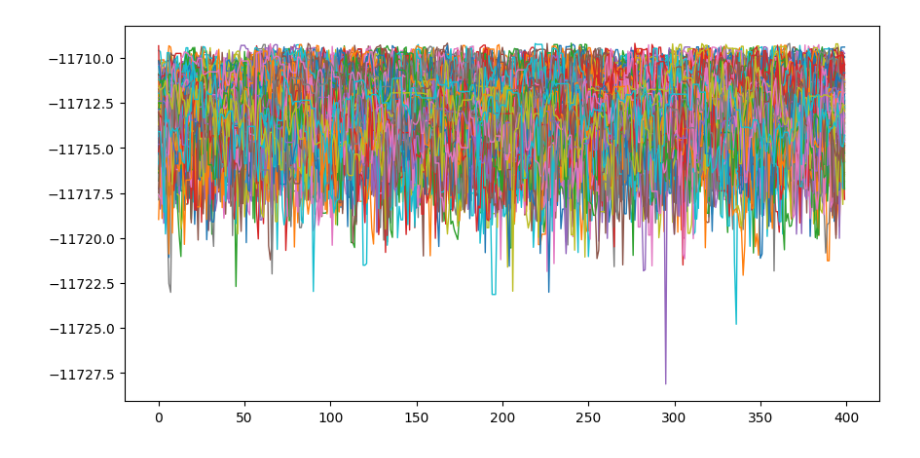
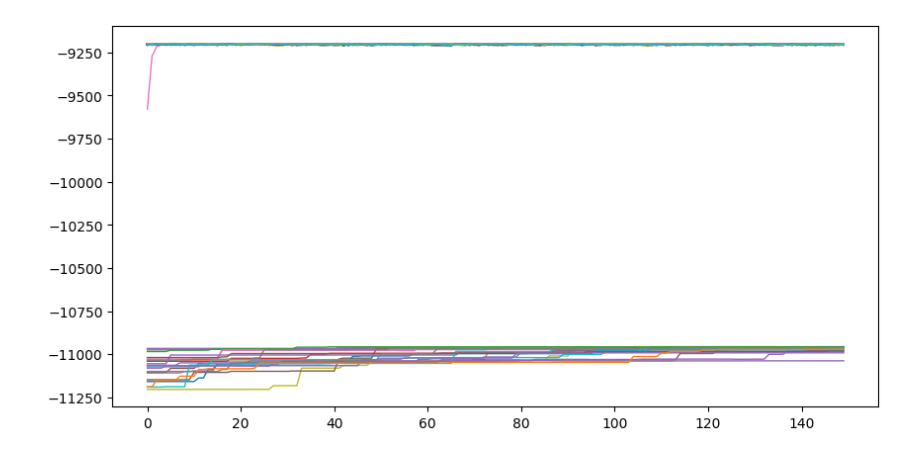
Before and after one commit to auggiemarignier/icanisddr, a Jupyter notebook: experiments/bulkic/notebooks/analyse_samples.ipynb, the cells around one changed output. Drawn from its saved outputs; the diff is of its cells as text; code cells hidden in the pictures.

```diff
--- a/experiments/bulkic/notebooks/analyse_samples.ipynb
+++ b/experiments/bulkic/notebooks/analyse_samples.ipynb
@@ -35,18 +35,19 @@ def get_results_dir(n: int = 0) -> Path:
 # %%
 RESULTS_DIR = get_results_dir(0)
 
-cfg = load_config(RESULTS_DIR / "config.yaml")
+# cfg = load_config(RESULTS_DIR / "config.yaml")
+cfg = load_config(OUTPUTS_PATH.parent / "config.yaml")
 prior = CompoundPrior.from_dict(cfg.priors.model_dump())
 prior_samples = prior.sample(500_000, np.random.default_rng(1234))
 # %%
-ln_prob = pickle.load(open(RESULTS_DIR / "lnprob.pkl", "rb")).reshape(
+ln_prob = pickle.load(open(RESULTS_DIR / "lnprob_full.pkl", "rb")).reshape(
     -1, cfg.sampling.nwalkers
 )
-samples = pickle.load(open(RESULTS_DIR / "samples.pkl", "rb")).reshape(
-    -1, cfg.sampling.nwalkers, 5
+samples = pickle.load(open(RESULTS_DIR / "samples_full.pkl", "rb")).reshape(
+    -1, cfg.sampling.nwalkers, 7
 )
 fig, axes = plt.subplots(1, 1, figsize=(10, 5))
 axes.plot(ln_prob, lw=1)
 plt.show()
 # %% [output]
-[figure, old version]
+[figure, new version]
```
Also changed, not shown: parts of 3 cells of this notebook, 7 other files.
